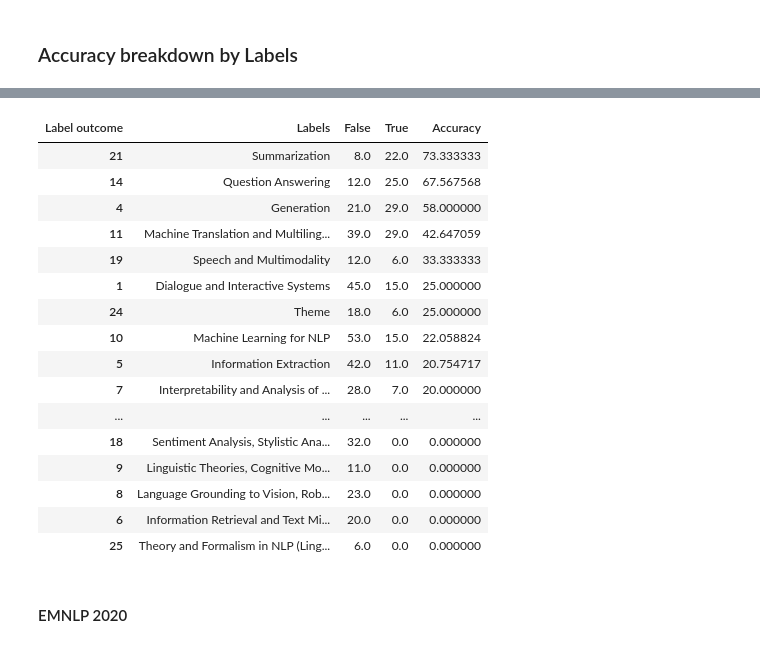
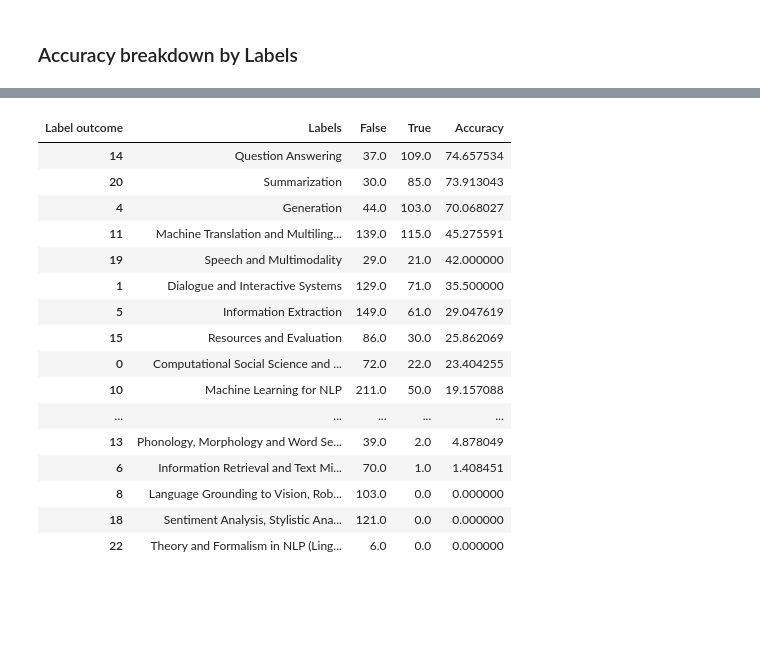
Before and after one commit to Benjamin-Aw-93/ACL_Anthology_Exploratory, a Jupyter notebook: Predicting labels based on ZeroShotLearner-Copy1.ipynb, the cells around one changed output, grey strips where cells are left out. Drawn from its saved outputs; the diff is of its cells as text; code cells hidden in the pictures; blank space fills up the shorter version.

```diff
--- a/Predicting labels based on ZeroShotLearner-Copy1.ipynb
+++ b/Predicting labels based on ZeroShotLearner-Copy1.ipynb
@@ -241,7 +255,7 @@ df_EMNLP_2020["Label outcome"] = df_EMNLP_2020.apply(lambda x: x["Labels"] == x[
 # %%
-df_EMNLP_2020_outcome = df_EMNLP_2020[['Labels', 'Label outcome']].groupby(['Labels', 'Label outcome']).size().reset_index(name='Counts')
+df_outcome = df[['Labels', 'Label outcome']].groupby(['Labels', 'Label outcome']).size().reset_index(name='Counts')
 # %%
-df_EMNLP_2020_outcome = df_EMNLP_2020_outcome.sort_values(by = ['Labels','Label outcome'], ascending = [True, False])
+df_outcome = df_outcome.sort_values(by = ['Labels','Label outcome'], ascending = [True, False])
 # %%
 import plotly.express as px
 
@@ -257,27 +271,25 @@ fig.show()
 # %%
-df_ACL_2020_accuracy = df_ACL_2020_outcome.pivot(index="Labels", columns="Label outcome", values="Counts").reset_index().fillna(0)
+df_accuracy = df_outcome.pivot(index="Labels", columns="Label outcome", values="Counts").reset_index().fillna(0)
 # %%
-df_ACL_2020_accuracy["Accuracy"] = df_ACL_2020_accuracy[True] / (df_ACL_2020_accuracy[False] + df_ACL_2020_accuracy[True]) * 100
+df_accuracy["Accuracy"] = df_accuracy[True] / (df_accuracy[False] + df_accuracy[True]) * 100
 # %%
-df_ACL_2020_accuracy = df_ACL_2020_accuracy.sort_values(by = 'Accuracy', axis=0, ascending=False)
-df_ACL_2020_accuracy
+df_accuracy = df_accuracy.sort_values(by = 'Accuracy', axis=0, ascending=False)
+df_accuracy
 # %% [output]
 | Label outcome | Labels | False | True | Accuracy |
-| 21 | Summarization | 8.0 | 22.0 | 73.333333 |
-| 14 | Question Answering | 12.0 | 25.0 | 67.567568 |
-| 4 | Generation | 21.0 | 29.0 | 58.000000 |
-| 11 | Machine Translation and Multiling... | 39.0 | 29.0 | 42.647059 |
-| 19 | Speech and Multimodality | 12.0 | 6.0 | 33.333333 |
-| 1 | Dialogue and Interactive Systems | 45.0 | 15.0 | 25.000000 |
-| 24 | Theme | 18.0 | 6.0 | 25.000000 |
-| 10 | Machine Learning for NLP | 53.0 | 15.0 | 22.058824 |
-| 5 | Information Extraction | 42.0 | 11.0 | 20.754717 |
-| 7 | Interpretability and Analysis of ... | 28.0 | 7.0 | 20.000000 |
+| 14 | Question Answering | 37.0 | 109.0 | 74.657534 |
+| 20 | Summarization | 30.0 | 85.0 | 73.913043 |
+| 4 | Generation | 44.0 | 103.0 | 70.068027 |
+| 11 | Machine Translation and Multiling... | 139.0 | 115.0 | 45.275591 |
+| 19 | Speech and Multimodality | 29.0 | 21.0 | 42.000000 |
+| 1 | Dialogue and Interactive Systems | 129.0 | 71.0 | 35.500000 |
+| 5 | Information Extraction | 149.0 | 61.0 | 29.047619 |
+| 15 | Resources and Evaluation | 86.0 | 30.0 | 25.862069 |
+| 0 | Computational Social Science and ... | 72.0 | 22.0 | 23.404255 |
+| 10 | Machine Learning for NLP | 211.0 | 50.0 | 19.157088 |
 | ... | ... | ... | ... | ... |
-| 18 | Sentiment Analysis, Stylistic Ana... | 32.0 | 0.0 | 0.000000 |
-| 9 | Linguistic Theories, Cognitive Mo... | 11.0 | 0.0 | 0.000000 |
-| 8 | Language Grounding to Vision, Rob... | 23.0 | 0.0 | 0.000000 |
-| 6 | Information Retrieval and Text Mi... | 20.0 | 0.0 | 0.000000 |
-| 25 | Theory and Formalism in NLP (Ling... | 6.0 | 0.0 | 0.000000 |
+| 13 | Phonology, Morphology and Word Se... | 39.0 | 2.0 | 4.878049 |
+| 6 | Information Retrieval and Text Mi... | 70.0 | 1.0 | 1.408451 |
+| 8 | Language Grounding to Vision, Rob... | 103.0 | 0.0 | 0.000000 |
+| 18 | Sentiment Analysis, Stylistic Ana... | 121.0 | 0.0 | 0.000000 |
+| 22 | Theory and Formalism in NLP (Ling... | 6.0 | 0.0 | 0.000000 |
-# %% [markdown]
-#### EMNLP 2020
```
Also changed, not shown: parts of 23 cells of this notebook, 5 other files.
